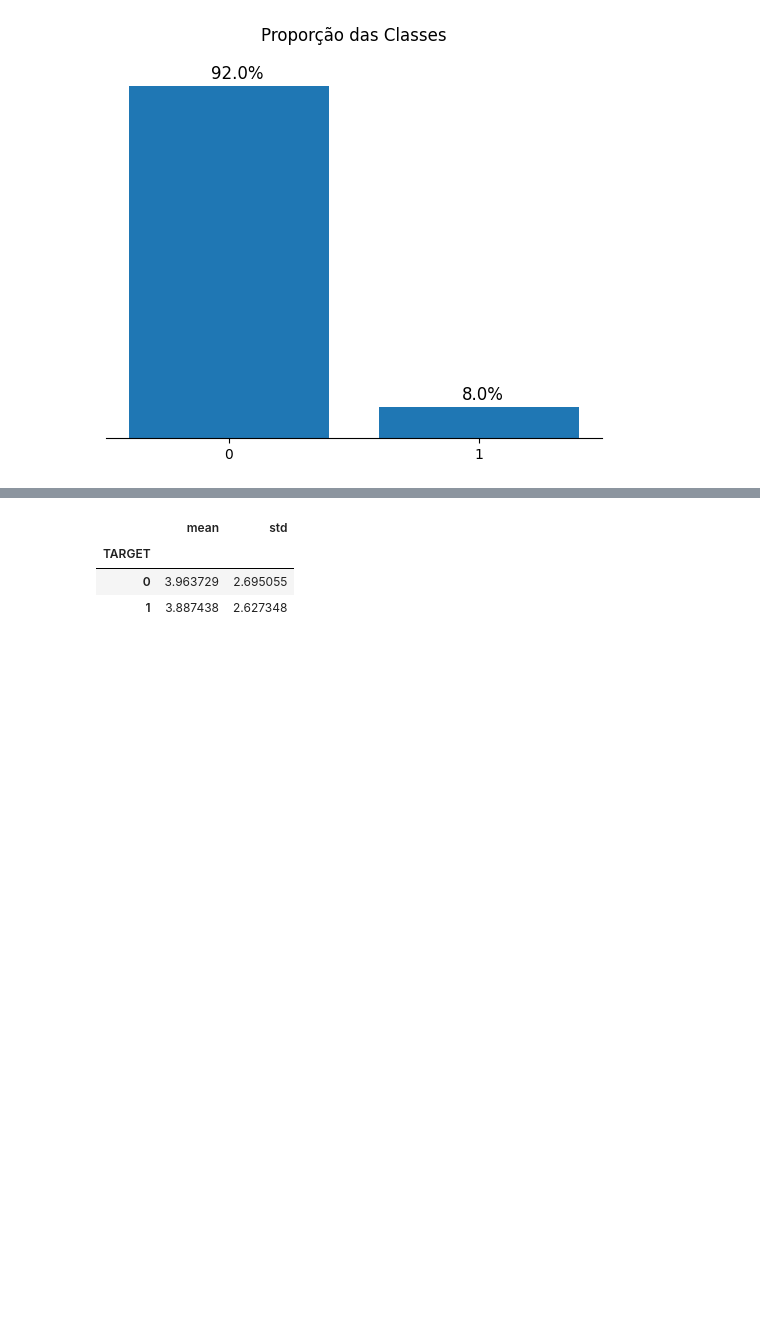
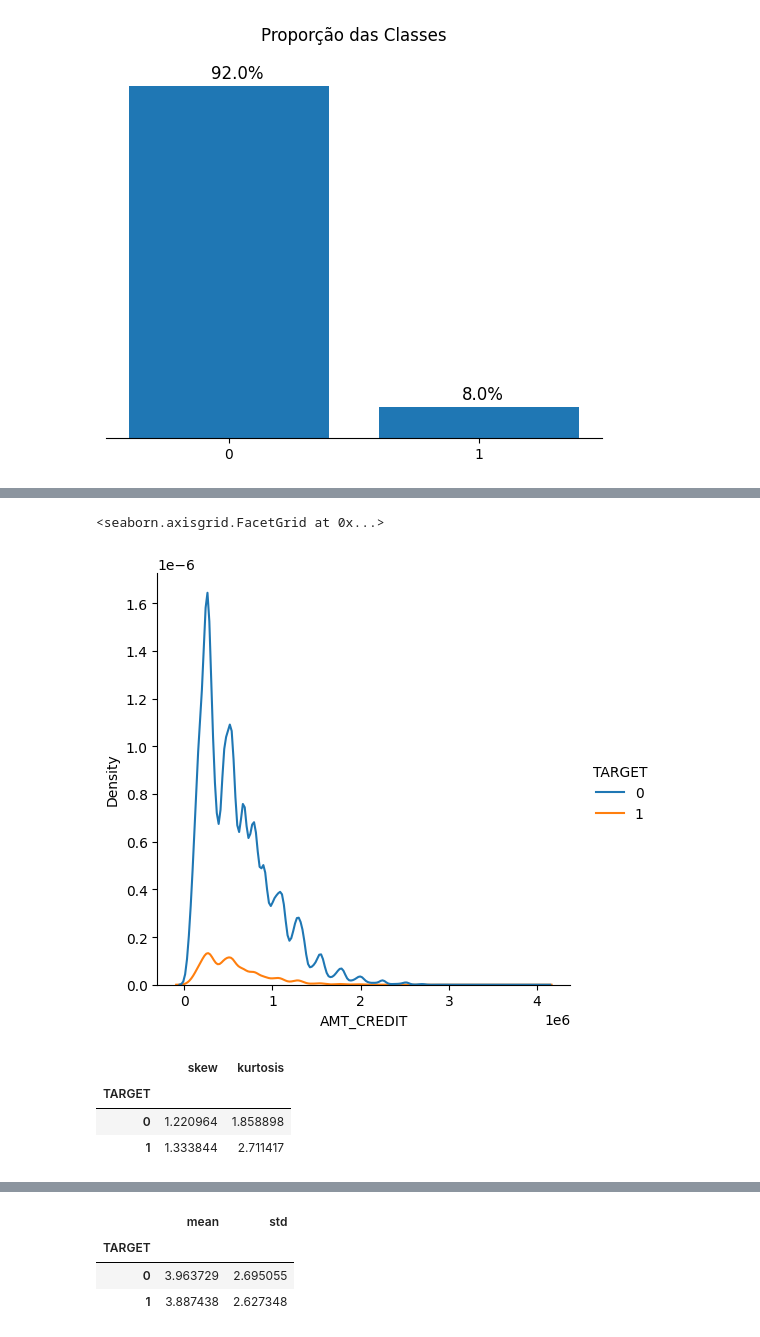
Before and after one commit to felipesveiga/home-loans, a Jupyter notebook: project/home-default.ipynb, the cells around one changed output, grey strips where cells are left out. Saved outputs shown, nothing was run; the diff lists cells and outputs as text; code cells hidden in the pictures; blank space fills up the shorter version.

```diff
--- a/project/home-default.ipynb
+++ b/project/home-default.ipynb
@@ -180,0 +193,17 @@ bar_prop(gb_target.index, gb_target.values, 'Proporção das Classes')
+# %%
+# Analisando as distribuições das TARGET's, percebemos que ambas são positivamente assimétricas.
+# Existem outliers bem agudos que podem interferir em nossa EDA.
+from seaborn import displot
+displot(df_train, x='AMT_CREDIT', hue='TARGET', kind='kde')
+# %% [output]
+<seaborn.axisgrid.FacetGrid at 0x...>
+[figure, added]
+# %%
+# No Group By abaixo, notamos que exite também um Excesso de Curtose (curstose-3) elevado, sinalizando a presença de outliers.
+from scipy.stats import skew, kurtosis
+df_train.groupby('TARGET')['AMT_CREDIT'].agg([skew, kurtosis])
+# %% [output]
+|  | skew | kurtosis |
+| TARGET |  |  |
+| 0 | 1.220964 | 1.858898 |
+| 1 | 1.333844 | 2.711417 |
```
Also changed, not shown: parts of 3 cells of this notebook.
